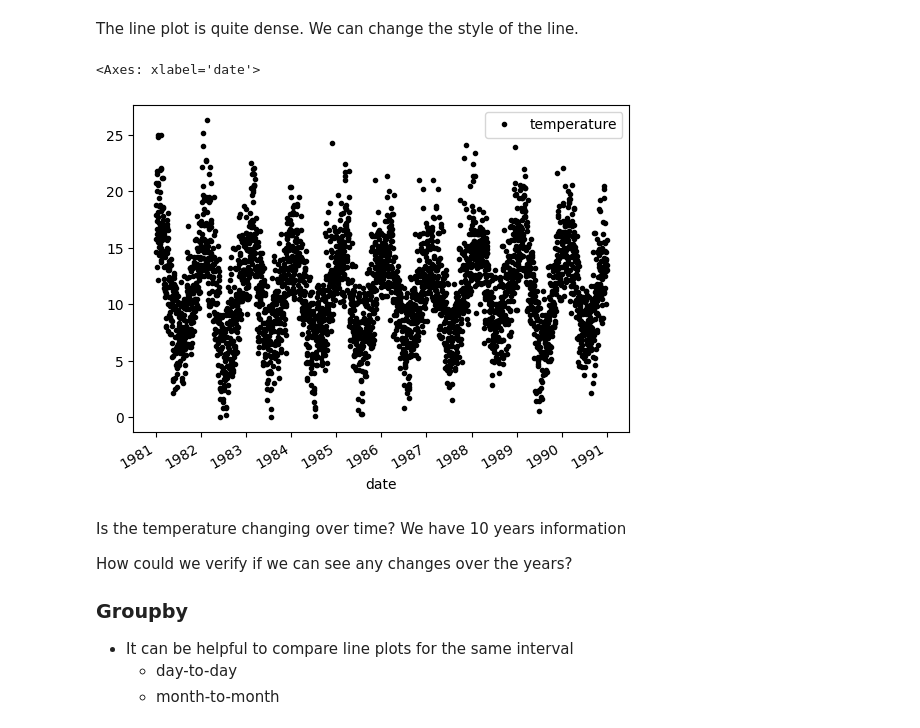
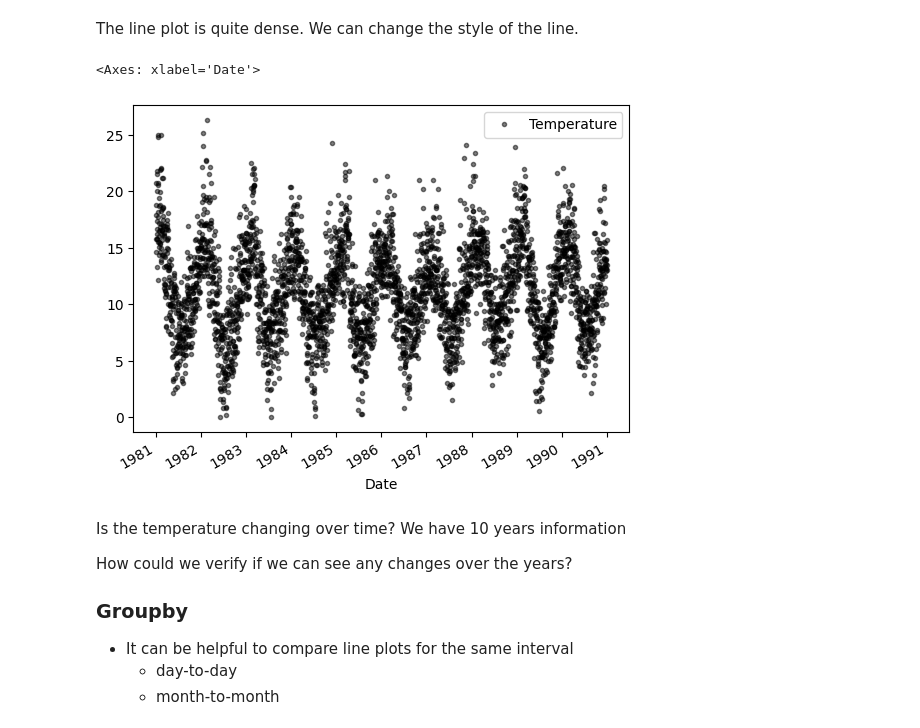
Before and after one commit to gabrielalusofona/cda, a Jupyter notebook: lectures/05-TimeSeries.ipynb, the cells around one changed output. Drawn from its saved outputs; the diff is of its cells as text; code cells hidden in the pictures.

Commit message:
Time-series - Lecture 2

```diff
--- a/lectures/05-TimeSeries.ipynb
+++ b/lectures/05-TimeSeries.ipynb
@@ -65,0 +97,4 @@ series.plot()
+# %%
+series.set_index('Date', inplace=True)
+# %%
+series.columns = ['Temperature']
@@ -98,7 +155,3 @@ The goal of feature engineering is to provide strong and ideally simple relation
 * Date Time Features: these are components of the time step itself for each observation.
 * Lag Features: these are values at prior time steps.
 * Window Features: these are a summary of values over a fixed window of prior time steps.
-# %%
-series = pd.read_csv("data/daily-minimum-temperatures-in-me.csv")
-series.columns = ['date', 'temperature']
-series['date'] = pd.to_datetime(series['date'])
@@ -155,4 +215,2 @@ series.head()
 # %% [markdown]
 We want to have the date field as an index
-# %%
-series.set_index('date', inplace=True)
@@ -255,10 +289,10 @@ series.plot()
 The line plot is quite dense.
 We can change the style of the line.
 # %%
-series.plot(style='k.')
+series.plot(style='k.', alpha=0.5)
 # %% [output]
-<Axes: xlabel='date'>
+<Axes: xlabel='Date'>
-[figure, old version]
+[figure, new version]
 # %% [markdown]
 Is the temperature changing over time?
 We have 10 years information
```
Also changed, not shown: parts of 42 cells of this notebook, 8 other files.
